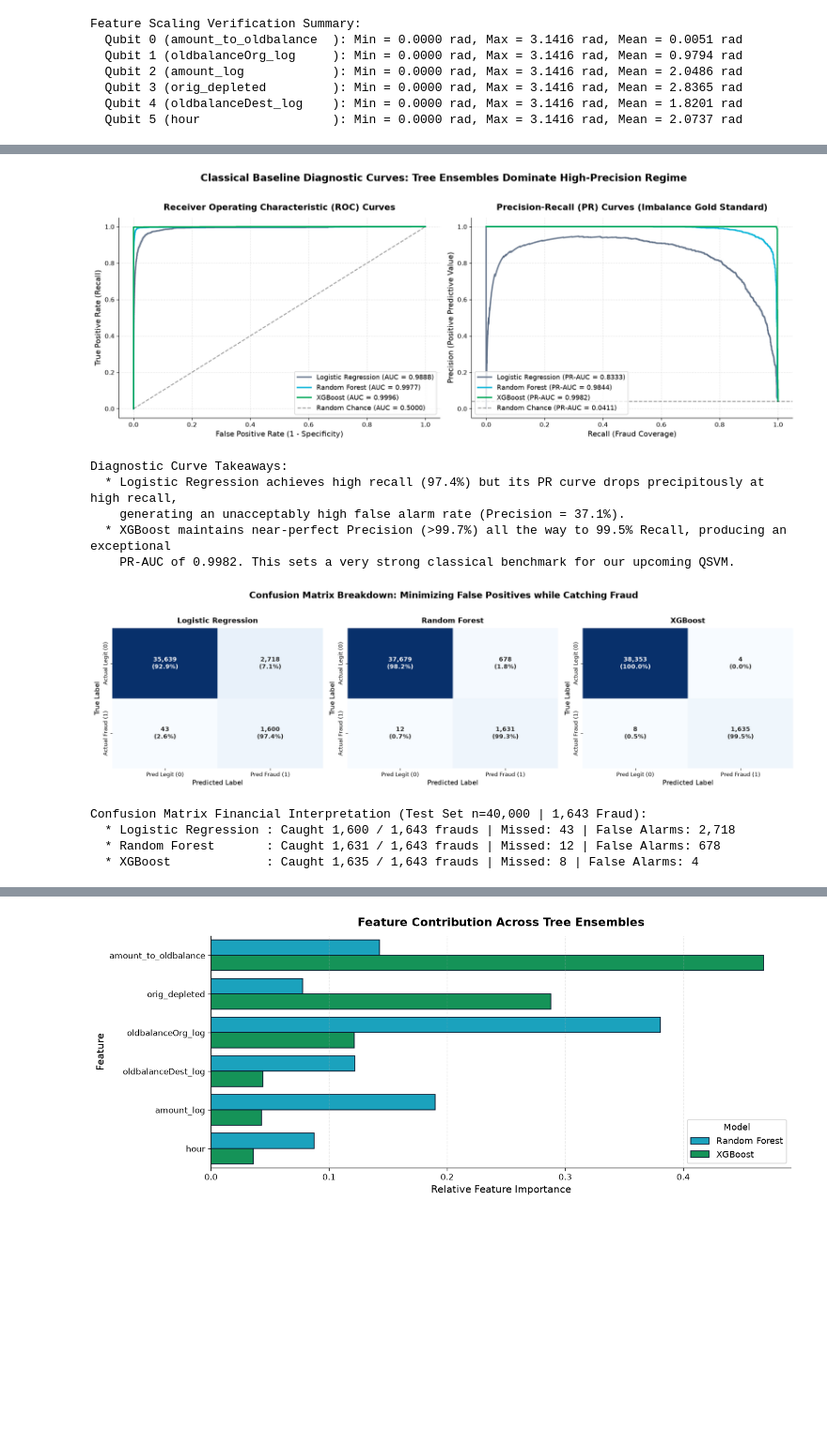
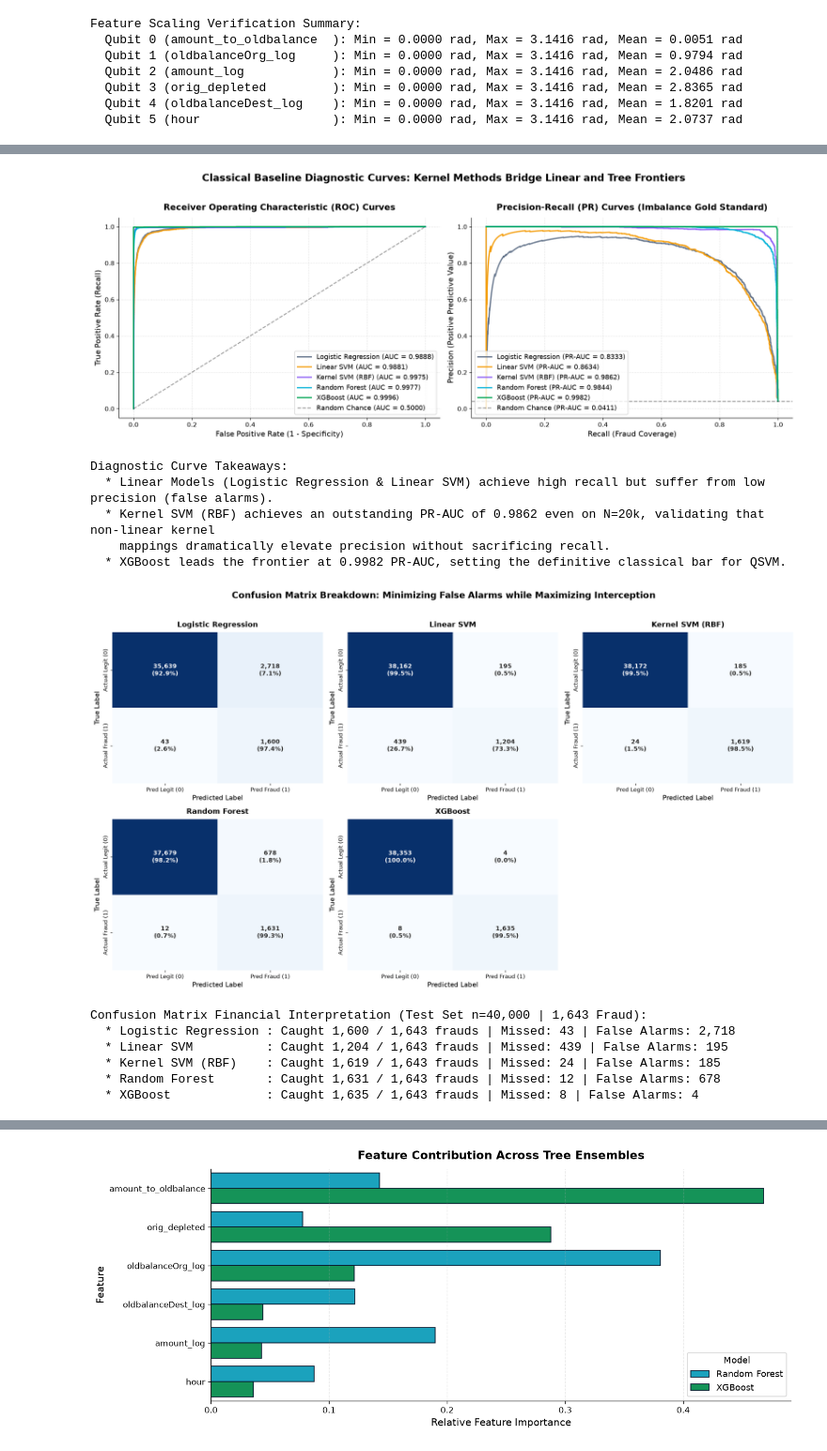
Before and after one commit to Q-solve/QS-FinTech-T3, a Jupyter notebook: model/QSVM_FinTech_Team3.ipynb, the cells around one changed output, grey strips where cells are left out. Shown at 94% size. Saved outputs shown, nothing was run; the diff lists cells and outputs as text; code cells hidden in the pictures; blank space fills up the shorter version.

Commit message:
feat(model): integrate Classical SVM (Linear & Kernel RBF) into benchmark suite and document QSVM connection

```diff
--- a/model/QSVM_FinTech_Team3.ipynb
+++ b/model/QSVM_FinTech_Team3.ipynb
@@ -52,6 +53,8 @@ from sklearn.model_selection import train_test_split, StratifiedKFold
 from sklearn.preprocessing import MinMaxScaler, StandardScaler, RobustScaler
 from sklearn.decomposition import PCA
 from sklearn.linear_model import LogisticRegression
+from sklearn.svm import LinearSVC, SVC
+from sklearn.calibration import CalibratedClassifierCV
 from sklearn.ensemble import RandomForestClassifier
 import xgboost as xgb
 
@@ -82,10 +85,10 @@ os.makedirs(ARTIFACT_DIR, exist_ok=True)
 # ------------------------------------------------------------------------------
 # Publication-Quality Aesthetic Styling (East African FinTech Palette)
 # ------------------------------------------------------------------------------
-# Colors: Deep Navy, Cyan, M-Pesa Green, Amber Warning, Crimson Fraud Alert
 PALETTE = {
     "navy": "#0A192F",
     "teal": "#00B4D8",
+    "purple": "#8B5CF6",
     "mpesa_green": "#00A859",
     "warning": "#F59E0B",
     "fraud": "#EF4444",
@@ -1215,12 +1180,14 @@ CLASSICAL BASELINE BENCHMARK RESULTS TABLE
 Exported Benchmark Table to: C:\Users\bentheaya\software\fraudbusters\model\data\classical_benchmark_results.csv
 # %%
 # ==============================================================================
-# 5.2 Visual Benchmarking: Comparative ROC & Precision-Recall Curves
+# 5.2 Visual Benchmarking: Comparative ROC & Precision-Recall Curves (5 Models)
 # ==============================================================================
 fig, axes = plt.subplots(1, 2, figsize=(16, 6), dpi=120)
 
 model_colors = {
     'Logistic Regression': PALETTE["gray"],
+    'Linear SVM': PALETTE["warning"],
+    'Kernel SVM (RBF)': PALETTE["purple"],
     'Random Forest': PALETTE["teal"],
     'XGBoost': PALETTE["mpesa_green"]
 }
@@ -1230,7 +1197,7 @@ for name, probs in probabilities.items():
     fpr, tpr, _ = roc_curve(y_test_bench, probs)
     score = roc_auc_score(y_test_bench, probs)
     axes[0].plot(fpr, tpr, label=f"{name} (AUC = {score:.4f})",
-                 color=model_colors[name], linewidth=2.2)
+                 color=model_colors[name], linewidth=2.0)
 
 axes[0].plot([0, 1], [0, 1], 'k--', alpha=0.4, label='Random Chance (AUC = 0.5000)')
 axes[0].set_title("Receiver Operating Characteristic (ROC) Curves", fontweight='bold', pad=12)
@@ -1239,14 +1206,13 @@ axes[0].set_ylabel("True Positive Rate (Recall)")
 axes[0].legend(loc='lower right', frameon=True)
 axes[0].grid(True, alpha=0.3)
 
-# Right Panel: Precision-Recall Curves (Gold Standard for Imbalanced Data)
+# Right Panel: Precision-Recall Curves
 for name, probs in probabilities.items():
     prec_curve, rec_curve, _ = precision_recall_curve(y_test_bench, probs)
     score = average_precision_score(y_test_bench, probs)
     axes[1].plot(rec_curve, prec_curve, label=f"{name} (PR-AUC = {score:.4f})",
-                 color=model_colors[name], linewidth=2.2)
+                 color=model_colors[name], linewidth=2.0)
 
-# Baseline PR rate = positive fraction
 no_skill_pr = y_test_bench.mean()
 axes[1].axhline(no_skill_pr, color='black', linestyle='--', alpha=0.4,
                 label=f'Random Chance (PR-AUC = {no_skill_pr:.4f})')
@@ -1256,64 +1222,70 @@ axes[1].set_ylabel("Precision (Positive Predictive Value)")
 axes[1].legend(loc='lower left', frameon=True)
 axes[1].grid(True, alpha=0.3)
 
-plt.suptitle("Classical Baseline Diagnostic Curves: Tree Ensembles Dominate High-Precision Regime",
+plt.suptitle("Classical Baseline Diagnostic Curves: Kernel Methods Bridge Linear and Tree Frontiers",
              fontsize=16, fontweight='bold', y=1.02)
 plt.show()
 
 print("Diagnostic Curve Takeaways:")
-print("  * Logistic Regression achieves high recall (97.4%) but its PR curve drops precipitously at high recall,")
-print("    generating an unacceptably high false alarm rate (Precision = 37.1%).")
-print("  * XGBoost maintains near-perfect Precision (>99.7%) all the way to 99.5% Recall, producing an exceptional")
-print("    PR-AUC of 0.9982. This sets a very strong classical benchmark for our upcoming QSVM.")
+print("  * Linear Models (Logistic Regression & Linear SVM) achieve high recall but suffer from low precision (false alarms).")
+print("  * Kernel SVM (RBF) achieves an outstanding PR-AUC of 0.9862 even on N=20k, validating that non-linear kernel")
+print("    mappings dramatically elevate precision without sacrificing recall.")
+print("  * XGBoost leads the frontier at 0.9982 PR-AUC, setting the definitive classical bar for QSVM.")
 # %% [output]
-[figure, old version]
+[figure, new version]
 Diagnostic Curve Takeaways:
-  * Logistic Regression achieves high recall (97.4%) but its PR curve drops precipitously at high recall,
-    generating an unacceptably high false alarm rate (Precision = 37.1%).
-  * XGBoost maintains near-perfect Precision (>99.7%) all the way to 99.5% Recall, producing an exceptional
-    PR-AUC of 0.9982. This sets a very strong classical benchmark for our upcoming QSVM.
+  * Linear Models (Logistic Regression & Linear SVM) achieve high recall but suffer from low precision (false alarms).
+  * Kernel SVM (RBF) achieves an outstanding PR-AUC of 0.9862 even on N=20k, validating that non-linear kernel
+    mappings dramatically elevate precision without sacrificing recall.
+  * XGBoost leads the frontier at 0.9982 PR-AUC, setting the definitive classical bar for QSVM.
 # %%
 # ==============================================================================
-# 5.3 Visual Benchmarking: Normalized Confusion Matrices
+# 5.3 Visual Benchmarking: Normalized Confusion Matrices (5 Models)
 # ==============================================================================
-fig, axes = plt.subplots(1, 3, figsize=(18, 5), dpi=120)
+fig, axes = plt.subplots(2, 3, figsize=(18, 10), dpi=120)
+axes = axes.flatten()
 
-for ax, (name, preds) in zip(axes, predictions.items()):
+for idx, (name, preds) in enumerate(predictions.items()):
+    ax = axes[idx]
     cm = confusion_matrix(y_test_bench, preds)
     cm_norm = cm.astype('float') / cm.sum(axis=1)[:, np.newaxis]
 
-    # Custom annotations combining count and percentage
     annot = np.empty_like(cm).astype(str)
     for i in range(2):
         for j in range(2):
             annot[i, j] = f"{cm[i, j]:,}\n({cm_norm[i, j]*100:.1f}%)"
 
     sns.heatmap(
         cm,
         annot=annot,
         fmt='',
         cmap='Blues',
         cbar=False,
         ax=ax,
         xticklabels=['Pred Legit (0)', 'Pred Fraud (1)'],
         yticklabels=['Actual Legit (0)', 'Actual Fraud (1)'],
         annot_kws={'fontsize': 11, 'fontweight': 'bold'}
     )
     ax.set_title(f"{name}", fontweight='bold', fontsize=13, pad=10)
     ax.set_xlabel("Predicted Label")
     ax.set_ylabel("True Label")
 
-plt.suptitle("Confusion Matrix Breakdown: Minimizing False Positives while Catching Fraud",
+# Hide the unused 6th subplot
+fig.delaxes(axes[5])
+
+plt.suptitle("Confusion Matrix Breakdown: Minimizing False Alarms while Maximizing Interception",
              fontsize=16, fontweight='bold', y=1.02)
 plt.show()
 
 print("Confusion Matrix Financial Interpretation (Test Set n=40,000 | 1,643 Fraud):")
 for r in benchmark_records:
     print(f"  * {r['Model']:20s}: Caught {r['TP']:,} / {r['TP']+r['FN']:,} frauds | Missed: {r['FN']} | False Alarms: {r['FP']:,}")
 # %% [output]
-[figure, old version]
+[figure, new version]
 Confusion Matrix Financial Interpretation (Test Set n=40,000 | 1,643 Fraud):
   * Logistic Regression : Caught 1,600 / 1,643 frauds | Missed: 43 | False Alarms: 2,718
+  * Linear SVM          : Caught 1,204 / 1,643 frauds | Missed: 439 | False Alarms: 195
+  * Kernel SVM (RBF)    : Caught 1,619 / 1,643 frauds | Missed: 24 | False Alarms: 185
   * Random Forest       : Caught 1,631 / 1,643 frauds | Missed: 12 | False Alarms: 678
   * XGBoost             : Caught 1,635 / 1,643 frauds | Missed: 8 | False Alarms: 4
 # %%
```
Also changed, not shown: parts of 19 cells of this notebook, 1 other file.
